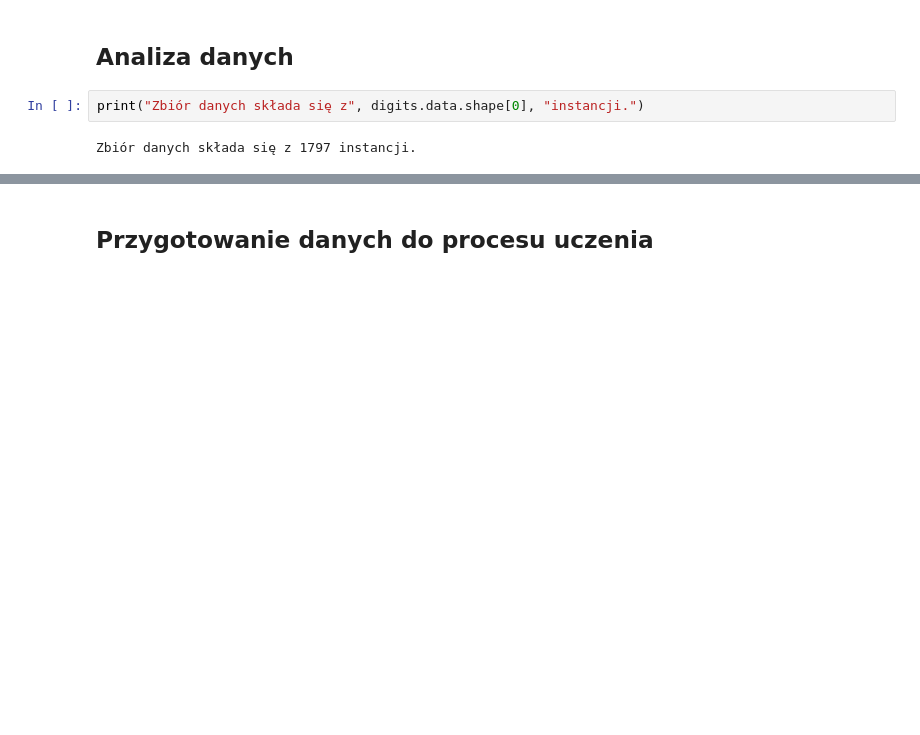
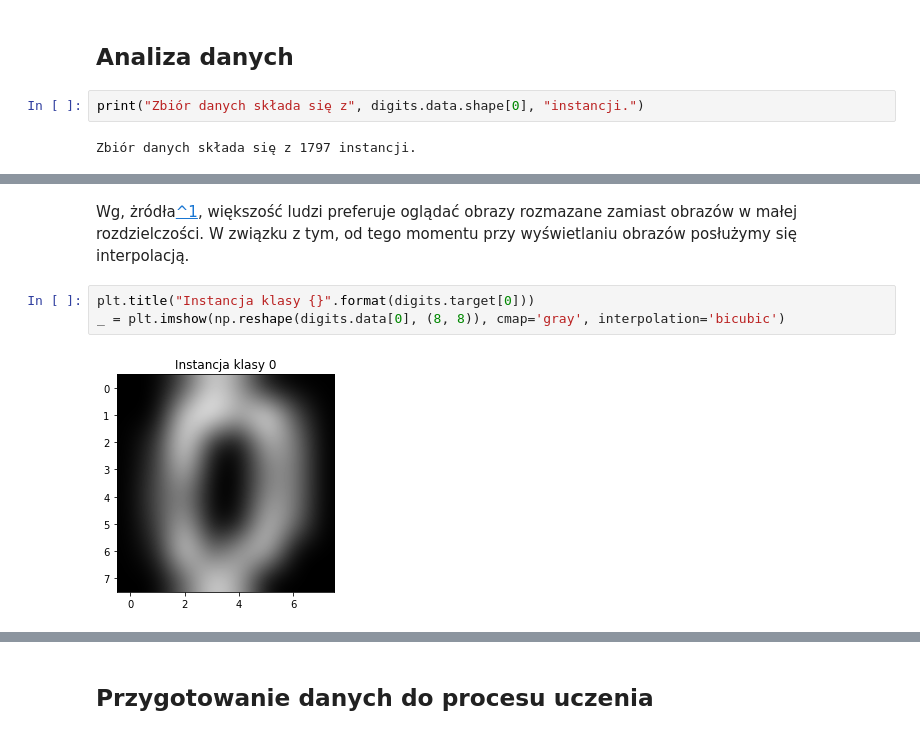
Before and after one commit to wojtasRobert/PSZT-19L, a Jupyter notebook: main.ipynb, the cells around one changed output, grey strips where cells are left out. Drawn from its saved outputs; the diff is of its cells as text; blank space fills up the shorter version.

```diff
--- a/main.ipynb
+++ b/main.ipynb
@@ -33,0 +41,10 @@ Każda instancja posiada 64 cech.
+# %% [markdown]
+Wg, żródła[^1], większość ludzi preferuje oglądać obrazy rozmazane zamiast obrazów w małej rozdzielczości.
+W związku z tym, od tego momentu przy wyświetlaniu obrazów posłużymy się interpolacją.
+
+[^1]: https://matplotlib.org/users/image_tutorial.html
+# %%
+plt.title("Instancja klasy {}".format(digits.target[0]))
+_ = plt.imshow(np.reshape(digits.data[0], (8, 8)), cmap='gray', interpolation='bicubic')
+# %% [output]
+[figure, added]
```
Also changed, not shown: parts of 11 cells of this notebook.
